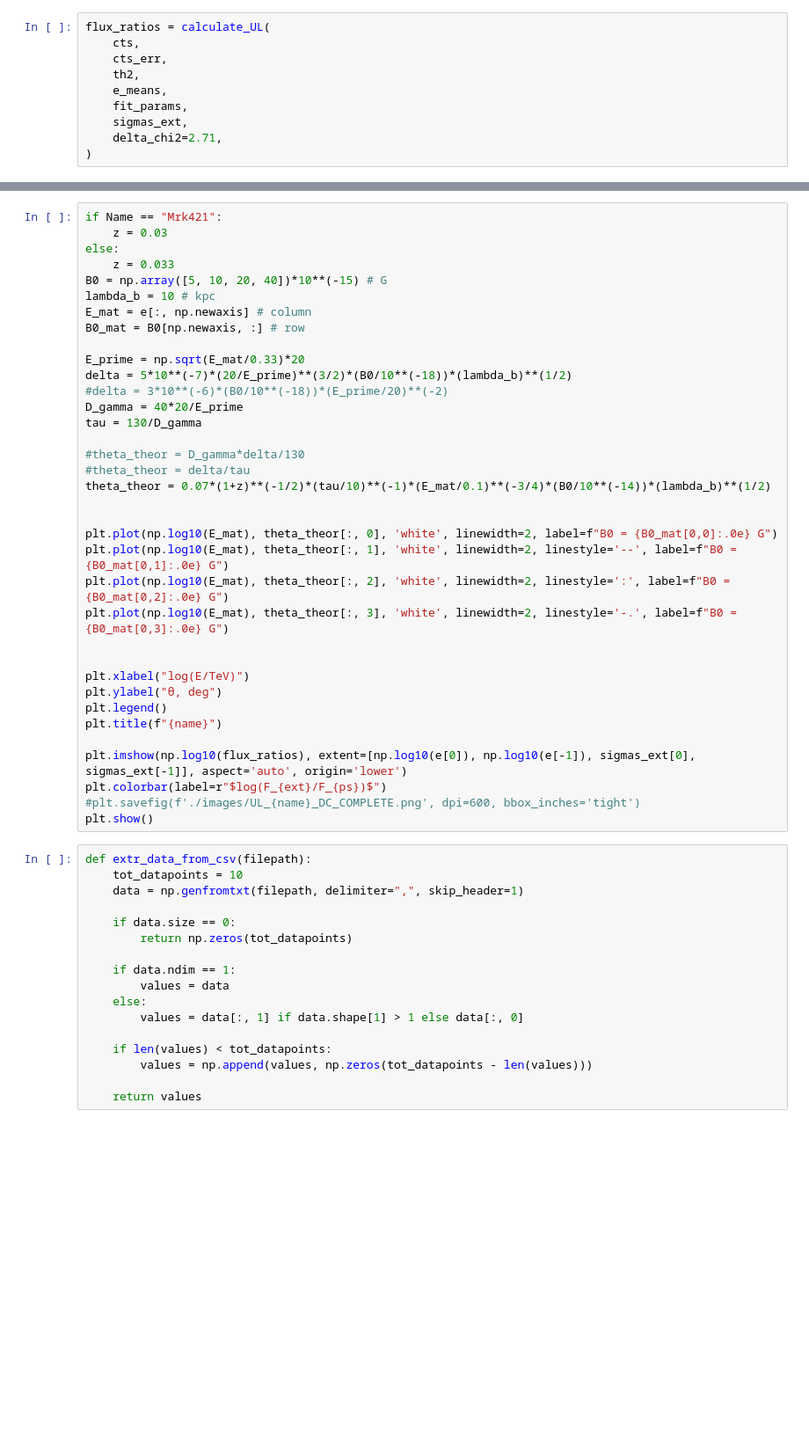
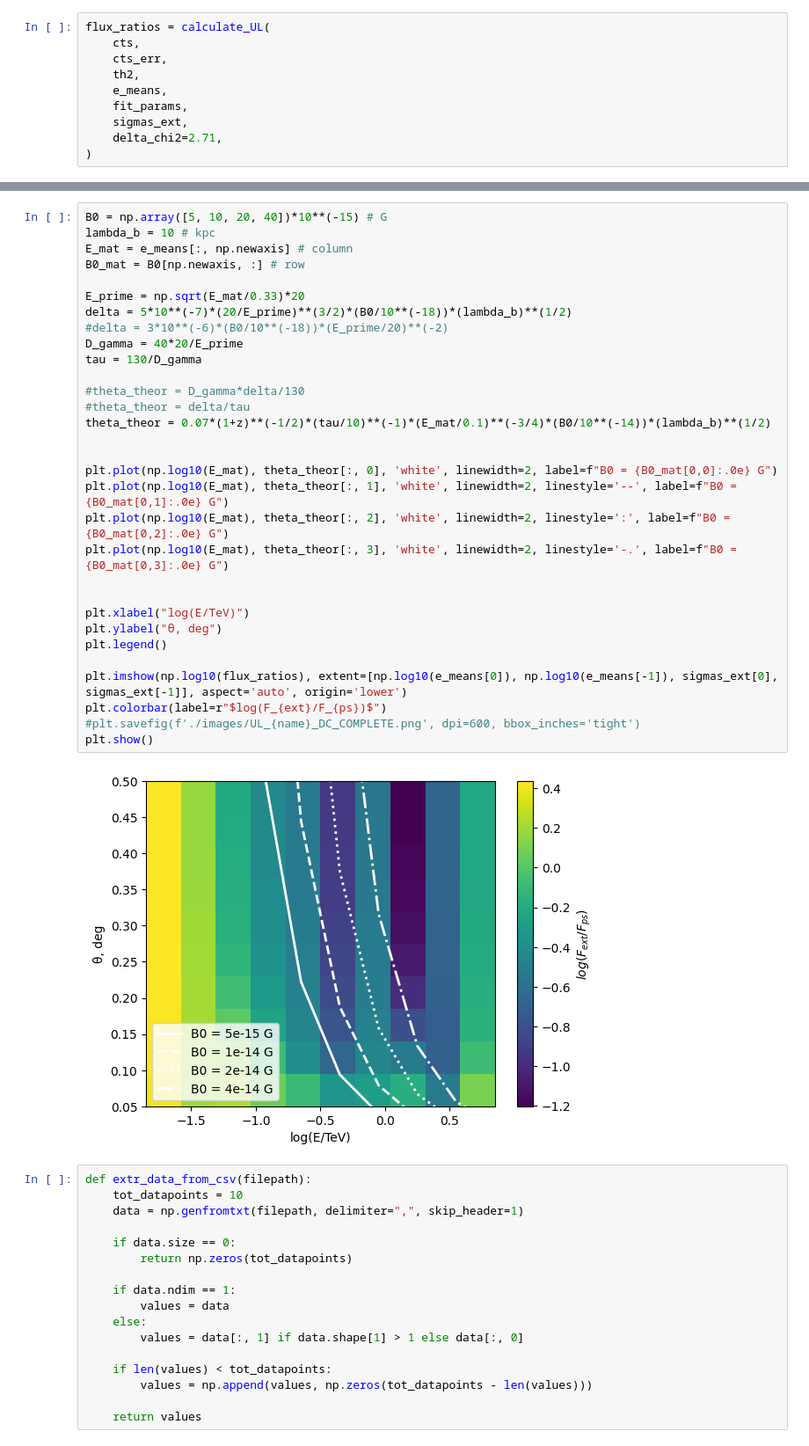
Before and after one commit to Nico812/CTAO-EXT_EM_analyses, a Jupyter notebook: LST_EM_UP_LIM.ipynb, the cells around one changed output, grey strips where cells are left out. Shown at 88% size. Drawn from its saved outputs; the diff is of its cells as text; blank space fills up the shorter version.

```diff
--- a/LST_EM_UP_LIM.ipynb
+++ b/LST_EM_UP_LIM.ipynb
@@ -520,39 +521,36 @@ plt.legend()
 # %%
-if Name == "Mrk421":
-    z = 0.03
-else:
-    z = 0.033
 B0 = np.array([5, 10, 20, 40])*10**(-15) # G
 lambda_b = 10 # kpc
-E_mat = e[:, np.newaxis] # column
+E_mat = e_means[:, np.newaxis] # column
 B0_mat = B0[np.newaxis, :] # row
 
 E_prime = np.sqrt(E_mat/0.33)*20
 delta = 5*10**(-7)*(20/E_prime)**(3/2)*(B0/10**(-18))*(lambda_b)**(1/2)
 #delta = 3*10**(-6)*(B0/10**(-18))*(E_prime/20)**(-2)
 D_gamma = 40*20/E_prime
 tau = 130/D_gamma
 
 #theta_theor = D_gamma*delta/130
 #theta_theor = delta/tau
 theta_theor = 0.07*(1+z)**(-1/2)*(tau/10)**(-1)*(E_mat/0.1)**(-3/4)*(B0/10**(-14))*(lambda_b)**(1/2)
 
 
 plt.plot(np.log10(E_mat), theta_theor[:, 0], 'white', linewidth=2, label=f"B0 = {B0_mat[0,0]:.0e} G")
 plt.plot(np.log10(E_mat), theta_theor[:, 1], 'white', linewidth=2, linestyle='--', label=f"B0 = {B0_mat[0,1]:.0e} G")
 plt.plot(np.log10(E_mat), theta_theor[:, 2], 'white', linewidth=2, linestyle=':', label=f"B0 = {B0_mat[0,2]:.0e} G")
 plt.plot(np.log10(E_mat), theta_theor[:, 3], 'white', linewidth=2, linestyle='-.', label=f"B0 = {B0_mat[0,3]:.0e} G")
 
 
 plt.xlabel("log(E/TeV)")
 plt.ylabel("θ, deg")
 plt.legend()
-plt.title(f"{name}")
 
-plt.imshow(np.log10(flux_ratios), extent=[np.log10(e[0]), np.log10(e[-1]), sigmas_ext[0], sigmas_ext[-1]], aspect='auto', origin='lower')
+plt.imshow(np.log10(flux_ratios), extent=[np.log10(e_means[0]), np.log10(e_means[-1]), sigmas_ext[0], sigmas_ext[-1]], aspect='auto', origin='lower')
 plt.colorbar(label=r"$log(F_{ext}/F_{ps})$")
 #plt.savefig(f'./images/UL_{name}_DC_COMPLETE.png', dpi=600, bbox_inches='tight')
 plt.show()
+# %% [output]
+[figure, added]
 # %%
 def extr_data_from_csv(filepath):
     tot_datapoints = 10
```
Also changed, not shown: parts of 7 cells of this notebook, 4 other files.
